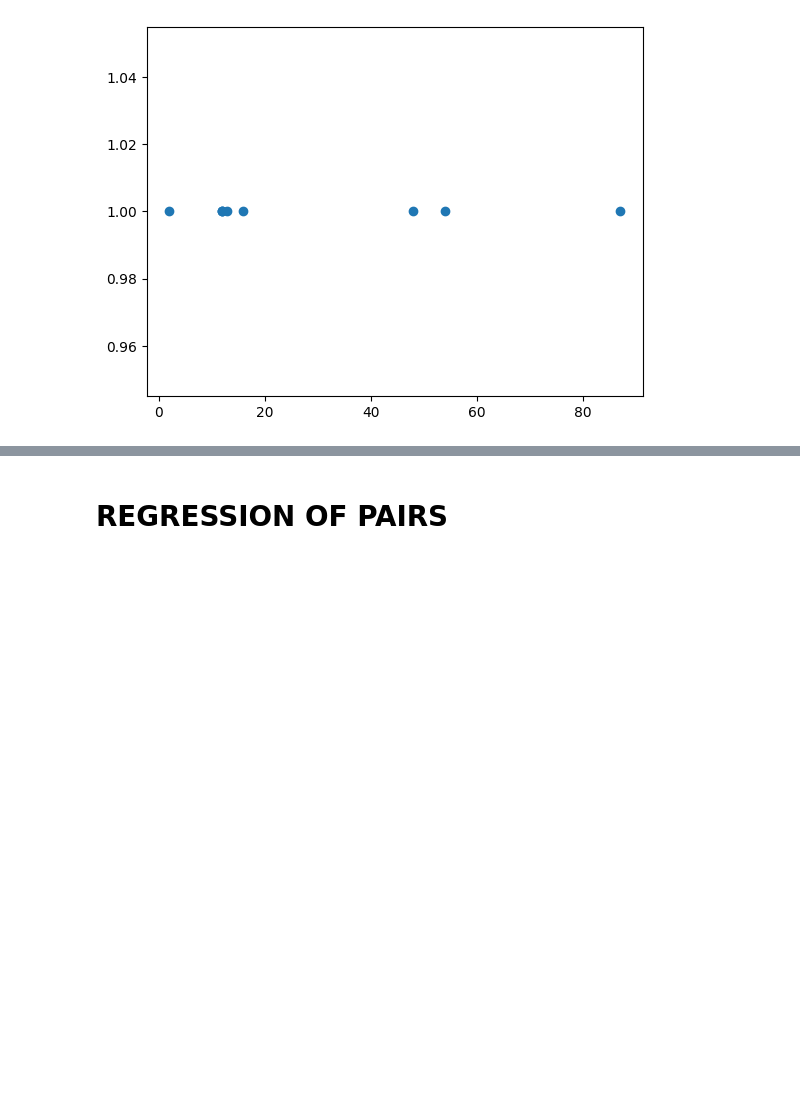
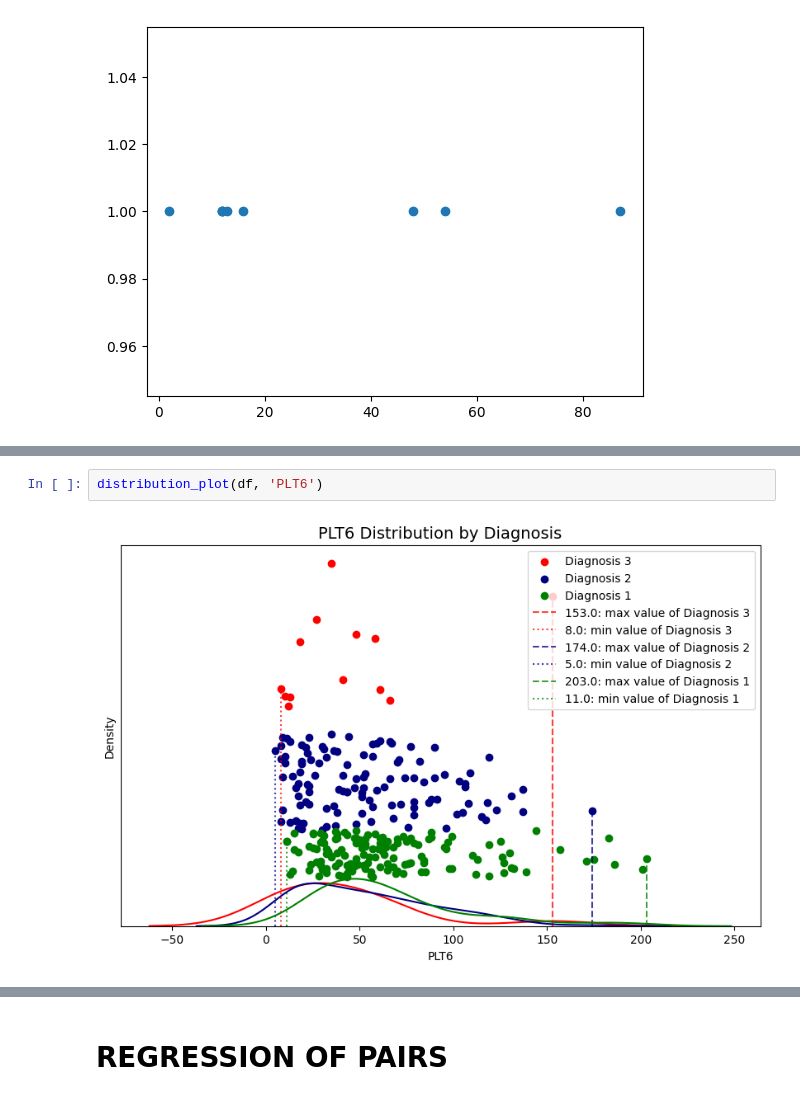
Before and after one commit to khnam-ng/SevereDengueFever, a Jupyter notebook: notebooks/RF_4.ipynb, the cells around one changed output, grey strips where cells are left out. Saved outputs shown, nothing was run; the diff lists cells and outputs as text; blank space fills up the shorter version.

```diff
--- a/notebooks/RF_4.ipynb
+++ b/notebooks/RF_4.ipynb
@@ -182,3 +190,7 @@ distribution_plot(df, 'PLT5')
+# %%
+distribution_plot(df, 'PLT6')
+# %% [output]
+[figure, added]
 # %%
 distribution_plot(df, 'AST3')
 # %% [output]
```
Also changed, not shown: parts of 20 cells of this notebook, 2 other files.
